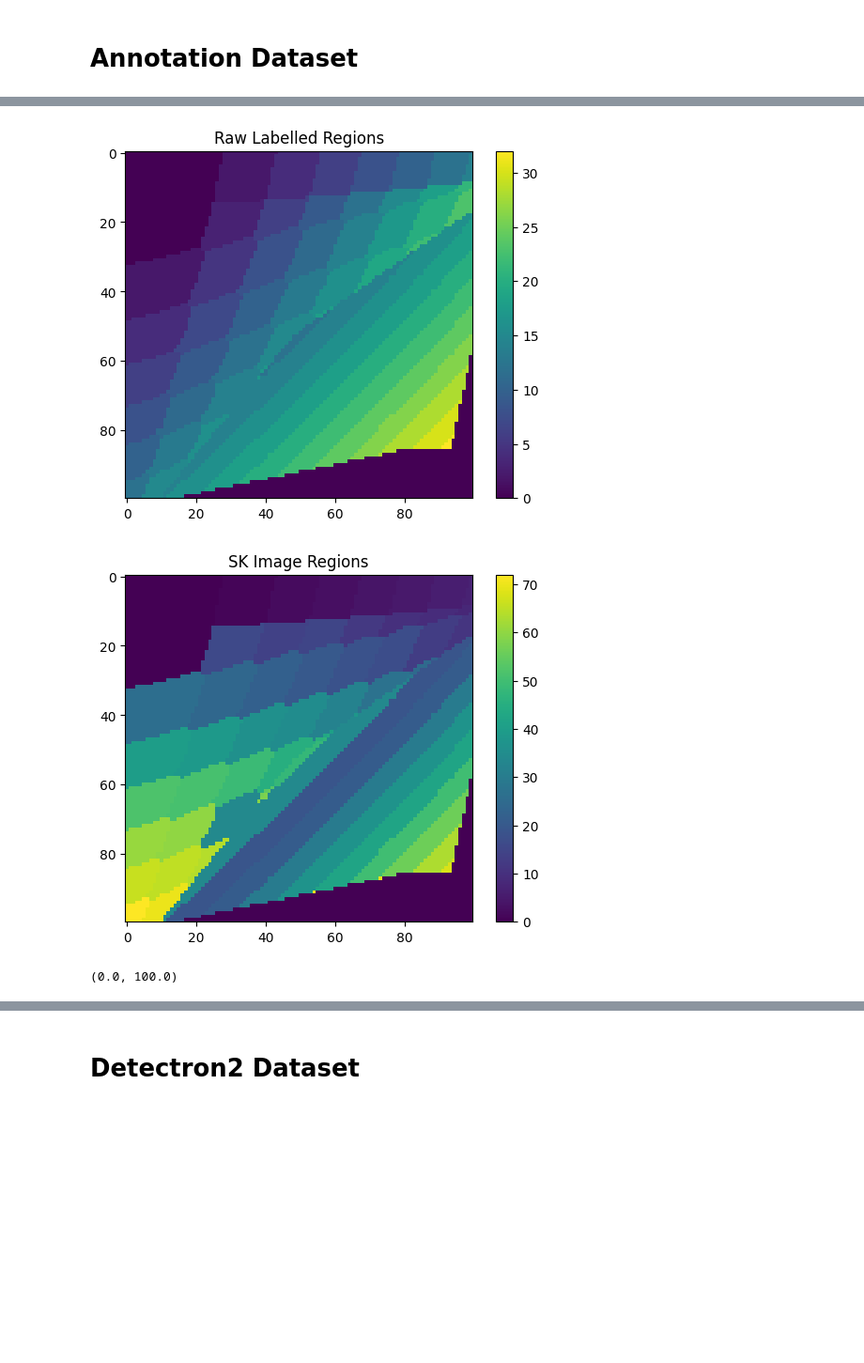
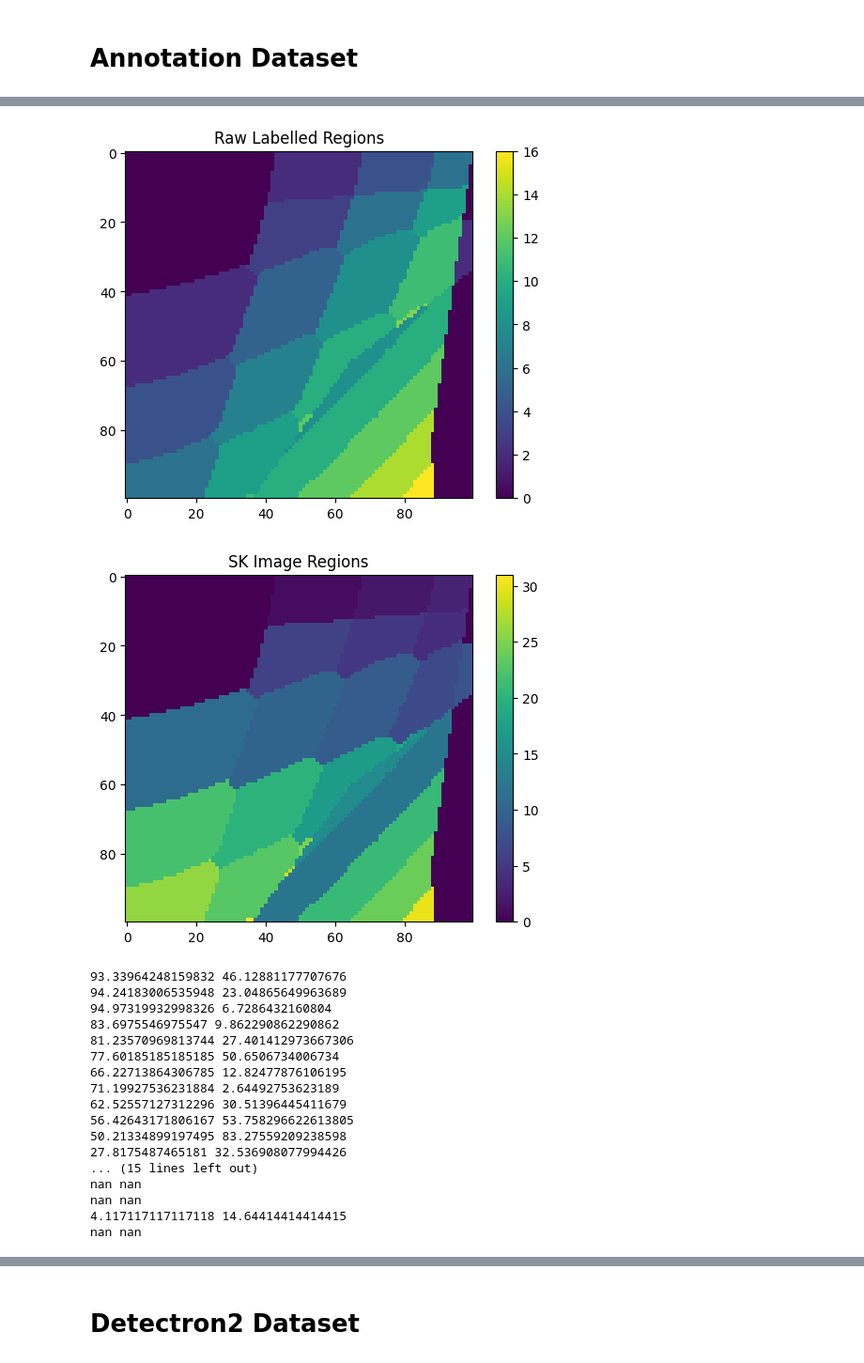
Before and after one commit to mainCSG/QuantumDotControl, a Jupyter notebook: autotuning/charge_tuning/notebooks/data_visualization.ipynb, the cells around one changed output, grey strips where cells are left out. Shown at 94% size. Saved outputs shown, nothing was run; the diff lists cells and outputs as text; code cells hidden in the pictures; blank space fills up the shorter version.

```diff
--- a/autotuning/charge_tuning/notebooks/data_visualization.ipynb
+++ b/autotuning/charge_tuning/notebooks/data_visualization.ipynb
@@ -88,7 +70,7 @@ for test in all_charge_states:
 import skimage as sk
 # raw
 # file_path = "/Users/andrijapaurevic/Documents/uWaterloo/research/mainCSG/QuantumDotControl/autotuning/data/csd/raw/20200714-140115023515_cr1279.npy"
-file_path = "/Users/andrijapaurevic/Documents/uWaterloo/research/mainCSG/QuantumDotControl/autotuning/data/csd/raw/20171118-125846183949.npy"
+file_path = "/Users/andrijapaurevic/Documents/uWaterloo/research/mainCSG/QuantumDotControl/autotuning/data/csd/raw/20171118-123902403990.npy"
 # file_path = "/Users/andrijapaurevic/Documents/uWaterloo/research/mainCSG/QuantumDotControl/autotuning/data/csd/raw/20200711-161944699948_cr145.npy"
 # file_path = "/Users/andrijapaurevic/Documents/uWaterloo/research/mainCSG/QuantumDotControl/autotuning/data/csd/raw/20200714-172019089587_cr1444.npy"
 
@@ -131,6 +113,8 @@ regions_list = []
 
 fig, ax = plt.subplots()
 patches = []
+
+centroid_list = []
 
 for index in range(len(csd_qd_regions)):
     region_info = {}
@@ -194,37 +178,54 @@ for index in range(len(csd_qd_regions)):
 
     def organize_array_clockwise(arr):
 
         # Calculate the centroid of the points
         centroid = np.mean(arr, axis=0)
 
         # Calculate the angle of each point with respect to the centroid
         angles = np.arctan2(arr[:, 1] - centroid[1], arr[:, 0] - centroid[0])
 
         # Sort the points based on the angles in clockwise order
         indices = np.argsort(angles)
         sorted_arr = arr[indices]
 
         return sorted_arr
 
     poly = [(x, y) for x, y in zip(px, py)]
     poly = np.array([p for x in poly for p in x]).reshape(-1,2)
 
     poly_clockwise = organize_array_clockwise(poly)
     x0, y0 = find_polygon_centroid(poly_clockwise)
     x0_, y0_ = flip_coordinates_horizontal_axis([x0], [y0], axis=csd_qd_states.shape[0]/2)
     x0_, y0_ = flip_coordinates_horizontal_axis(y0_, x0_, axis=csd_qd_states.shape[1]/2)
     x0_val, y0_val = x0_[0], y0_[0]
-
-    charge_state = charge_value_dict[csd_qd_states[csd_qd_states.shape[0] - int(x0_val), csd_qd_states.shape[1] - int(y0_val)] ]
+    print(x0_val, y0_val)
+    # charge_state = charge_value_dict[csd_qd_states[csd_qd_states.shape[0] - int(x0_val), csd_qd_states.shape[1] - int(y0_val)] ]
 
     patches.append(matplotlib.patches.Polygon(poly_clockwise))
-
-    plt.scatter([x0],[y0], c=charge_state_dict[charge_state], s=2)
+    if (not(np.isnan(x0)) and not(np.isnan(y0))):
+        centroid_list.append([x0, y0])
+    plt.scatter([x0],[y0],c='black', s=2)
     plt.scatter(px,py, s=1)
 
 plt.xlim(0,N)
 plt.ylim(0,M)
 # %% [output]
-[figure, old version]
+[figure, new version]
-[figure, old version]
+[figure, new version]
-(0.0, 100.0)
+93.33964248159832 46.12881177707676
+94.24183006535948 23.04865649963689
+94.97319932998326 6.7286432160804
+83.6975546975547 9.862290862290862
+81.23570969813744 27.401412973667306
+77.60185185185185 50.6506734006734
+66.22713864306785 12.82477876106195
+71.19927536231884 2.64492753623189
+62.52557127312296 30.51396445411679
+56.42643171806167 53.758296622613805
+50.21334899197495 83.27559209238598
+27.8175487465181 32.536908077994426
+... (15 lines left out)
+nan nan
+nan nan
+4.117117117117118 14.64414414414415
+nan nan
```
Also changed, not shown: parts of 3 cells of this notebook, 1 other file.
